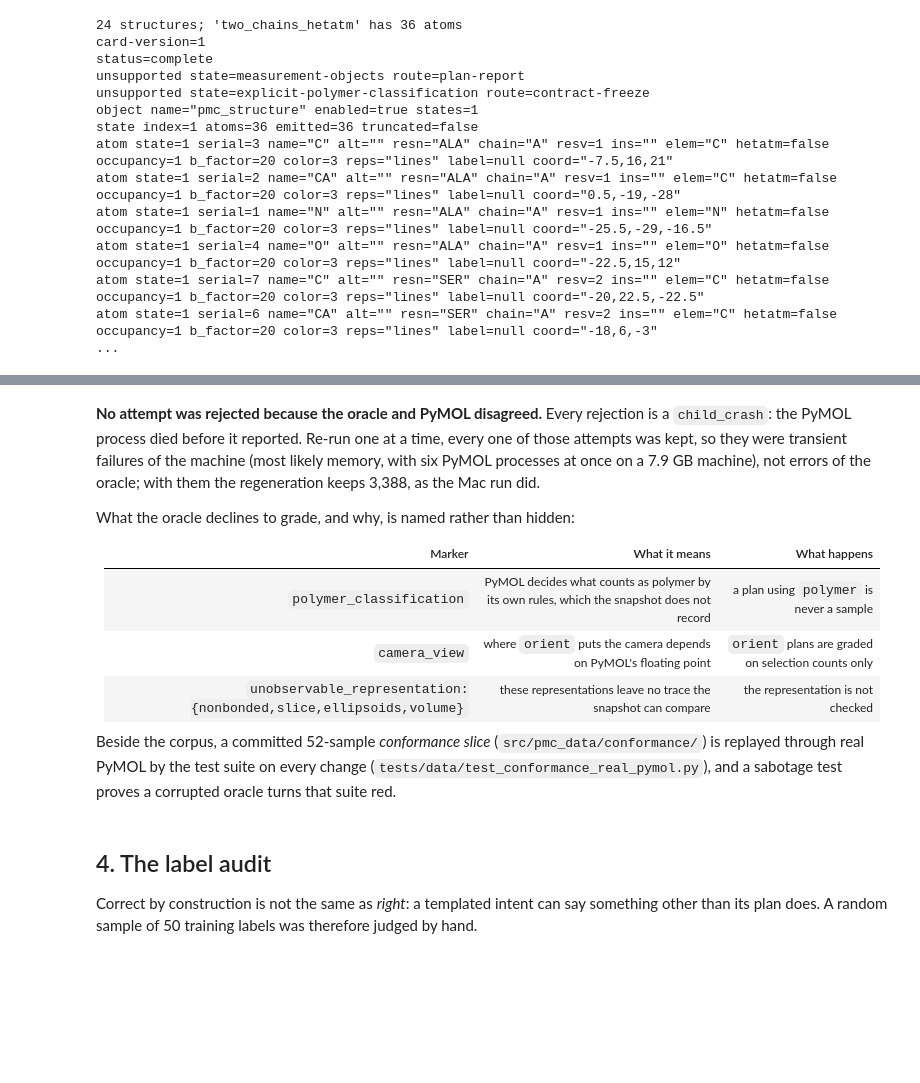
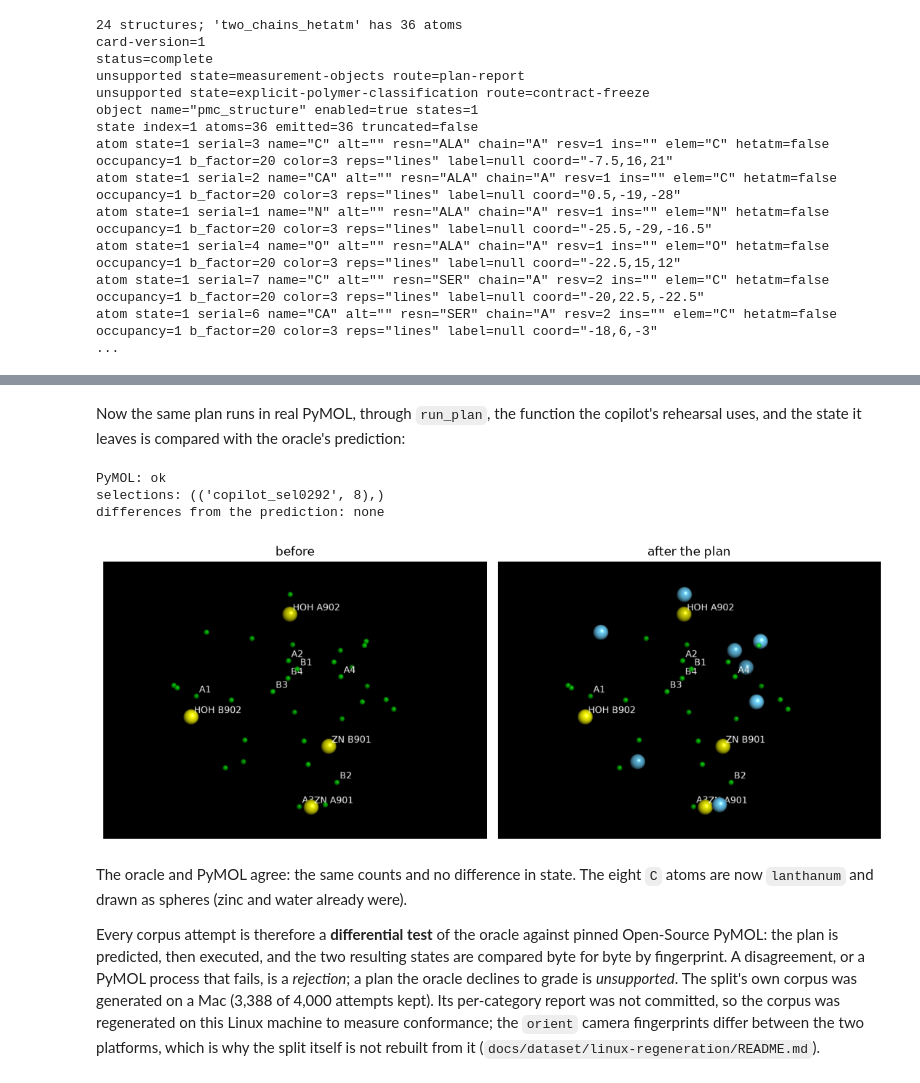
Before and after one commit to urban233/pymol-copilot, a Jupyter notebook: notebooks/pymol_copilot.ipynb, the cells around one changed output, grey strips where cells are left out. Cells and saved outputs as stored; diff of their text form; code cells hidden in the pictures; blank space fills up the shorter version.

```diff
--- a/notebooks/pymol_copilot.ipynb
+++ b/notebooks/pymol_copilot.ipynb
@@ -187,8 +191,13 @@ on a CPU and is switched off here:
 # %%
-if RUN_GENERATION:
-    from pmc_data import corpus_cli
+from pmc_data.taxonomy import enumerate_plans
 
-    corpus_cli.main(["--config", "configs/generation/corpus.json"])
-else:
-    print("RUN_GENERATION is off; loading the committed record instead.")
+candidates = enumerate_plans(snapshot, seed=20260921)
+example = next(
+    c for c in candidates if c.category.startswith("color+select+show/name/")
+)
+print(f"{len(candidates)} candidate plans for this structure")
+print("intent:  ", example.intent)
+print("category:", example.category, "|", example.difficulty)
+print("plan:")
+print(example.plan.render_pml(), end="")
 # %% [output]
@@ -286,27 +244,42 @@ re-run alone, 7 of 7 crashed attempts were kept
-# %% [markdown]
-**No attempt was rejected because the oracle and PyMOL disagreed.**
-Every rejection is a `child_crash`: the PyMOL process died before it
-reported. Re-run one at a time, every one of those attempts was kept,
-so they were transient failures of the machine (most likely memory,
-with six PyMOL processes at once on a 7.9 GB machine), not errors of
-the oracle; with them the regeneration keeps 3,388, as the Mac run did.
-
-What the oracle declines to grade, and why, is named rather than hidden:
-
-| Marker | What it means | What happens |
-| --- | --- | --- |
-| `polymer_classification` | PyMOL decides what counts as polymer by its own rules, which the snapshot does not record | a plan using `polymer` is never a sample |
-| `camera_view` | where `orient` puts the camera depends on PyMOL's floating point | `orient` plans are graded on selection counts only |
-| `unobservable_representation:{nonbonded,slice,ellipsoids,volume}` | these representations leave no trace the snapshot can compare | the representation is not checked |
-
-Beside the corpus, a committed 52-sample *conformance slice*
-(`src/pmc_data/conformance/`) is replayed through real PyMOL by the test
-suite on every change (`tests/data/test_conformance_real_pymol.py`), and
-a sabotage test proves a corrupted oracle turns that suite red.
+# %% [markdown]
+Now the same plan runs in real PyMOL, through `run_plan`, the function
+the copilot's rehearsal uses, and the state it leaves is compared with
+the oracle's prediction:
+# %%
+from pmc_core.plan import selection_names
+from pmc_core.snapshot import diff
+from pmc_core.snapshot import extract
+from pmc_sidecar.child import run_plan
+
+result = run_plan(cmd, example.plan)
+counts_in_pymol = tuple(
+    (name, cmd.count_atoms(name)) for name in selection_names(example.plan)
+)
+differences = diff(outcome.snapshot, extract(cmd, snapshot.name))
+print("PyMOL:", result.status)
+print("selections:", counts_in_pymol)
+print("differences from the prediction:", differences or "none")
+support.show_pictures(
+    ("before", structure_picture), ("after the plan", support.picture(cmd))
+)
+# %% [output]
+PyMOL: ok
+selections: (('copilot_sel0292', 8),)
+differences from the prediction: none
+[figure, added]
 # %% [markdown]
-## 4. The label audit
+The oracle and PyMOL agree: the same counts and no difference in state.
+The eight `C` atoms are now `lanthanum` and drawn as spheres (zinc and
+water already were).
 
-Correct by construction is not the same as *right*: a templated intent
-can say something other than its plan does. A random sample of 50
-training labels was therefore judged by hand.
+Every corpus attempt is therefore a **differential test** of the oracle
+against pinned Open-Source PyMOL: the plan is predicted, then executed,
+and the two resulting states are compared byte for byte by fingerprint.
+A disagreement, or a PyMOL process that fails, is a *rejection*; a plan
+the oracle declines to grade is *unsupported*. The split's own corpus
+was generated on a Mac (3,388 of 4,000 attempts kept). Its per-category
+report was not committed, so the corpus was regenerated on this Linux
+machine to measure conformance; the `orient` camera fingerprints differ
+between the two platforms, which is why the split itself is not rebuilt
+from it (`docs/dataset/linux-regeneration/README.md`).
 # %%
```
Also changed, not shown: parts of 75 cells of this notebook, 4 other files.
